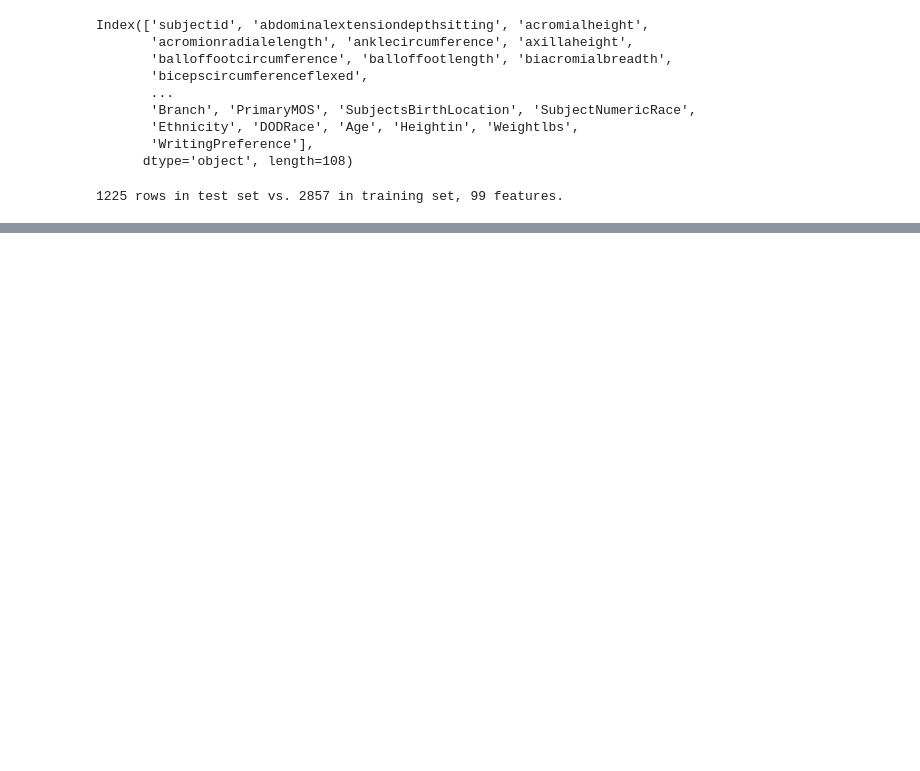
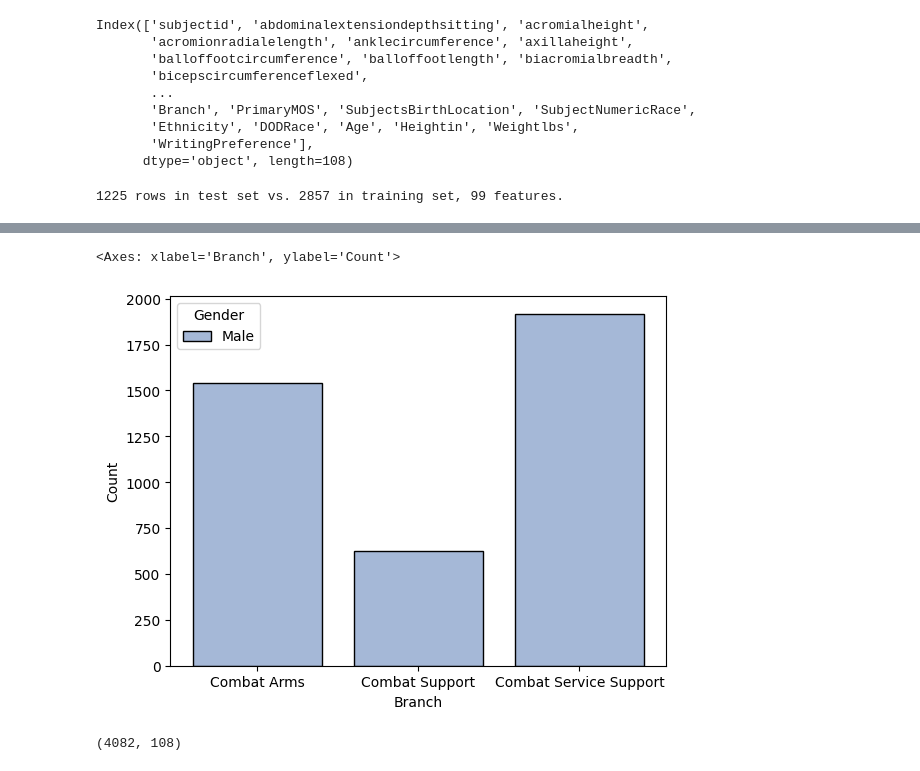
Before and after one commit to Haris-09/Machine-Learning, a Jupyter notebook: Support_Vector_Classifier.ipynb, the cells around one changed output, grey strips where cells are left out. Saved outputs shown, nothing was run; the diff lists cells and outputs as text; code cells hidden in the pictures; blank space fills up the shorter version.

Commit message:
plot Branch counts

```diff
--- a/Support_Vector_Classifier.ipynb
+++ b/Support_Vector_Classifier.ipynb
@@ -101,0 +102,10 @@ print(f"{accuracy_test:.1%} accuracy on test set vs. {accuracy_train:.1%} on tra
+# %%
+import seaborn as sns
+sns.histplot(data=ansur, x='Branch', palette='deep', hue='Gender', shrink=.8)
+# %% [output]
+<Axes: xlabel='Branch', ylabel='Count'>
+[figure, added]
+# %%
+ansur.shape
+# %% [output]
+(4082, 108)
```
Also changed, not shown: parts of 3 cells of this notebook.
